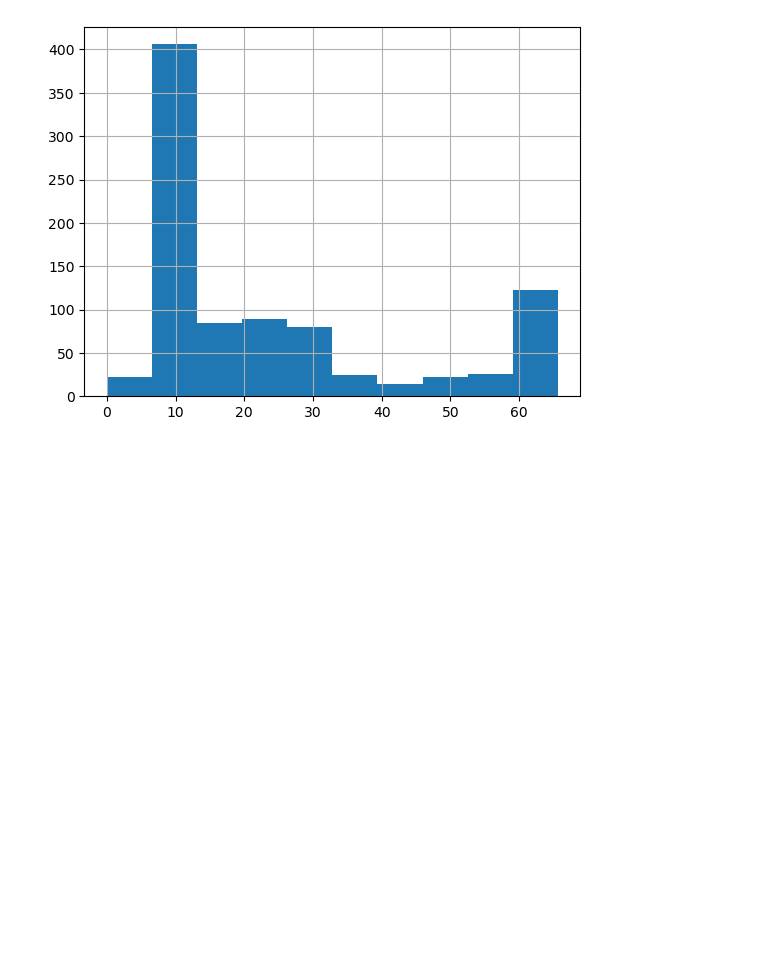
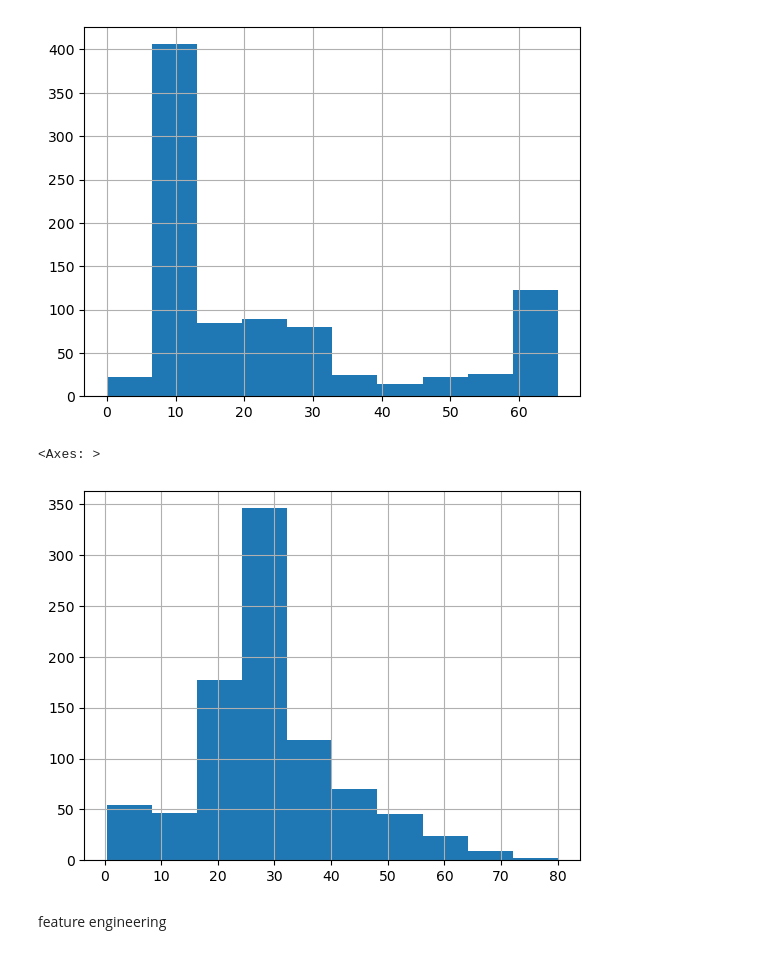
Before and after one commit to Ser1q/supreme-guide, a Jupyter notebook: L28_Feature_Engineering/titanic.ipynb, the cells around one changed output. Drawn from its saved outputs; the diff is of its cells as text; code cells hidden in the pictures; blank space fills up the shorter version.

```diff
--- a/L28_Feature_Engineering/titanic.ipynb
+++ b/L28_Feature_Engineering/titanic.ipynb
@@ -55,3 +62,8 @@ titanic_df.Fare.hist()
 # %% [output]
 <Axes: >
 [figure]
+# %%
+titanic_df.Age.hist()
+# %% [output]
+<Axes: >
+[figure, added]
@@ -57,0 +75,2 @@ titanic_df.Fare.hist()
+# %% [markdown]
+feature engineering
```
Also changed, not shown: parts of 13 cells of this notebook, 1 other file.
